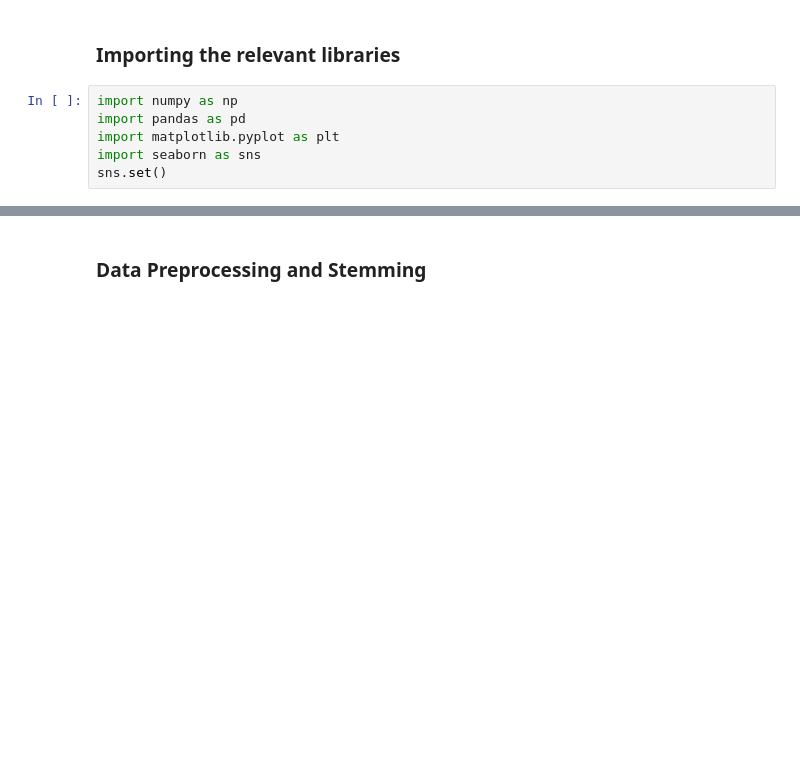
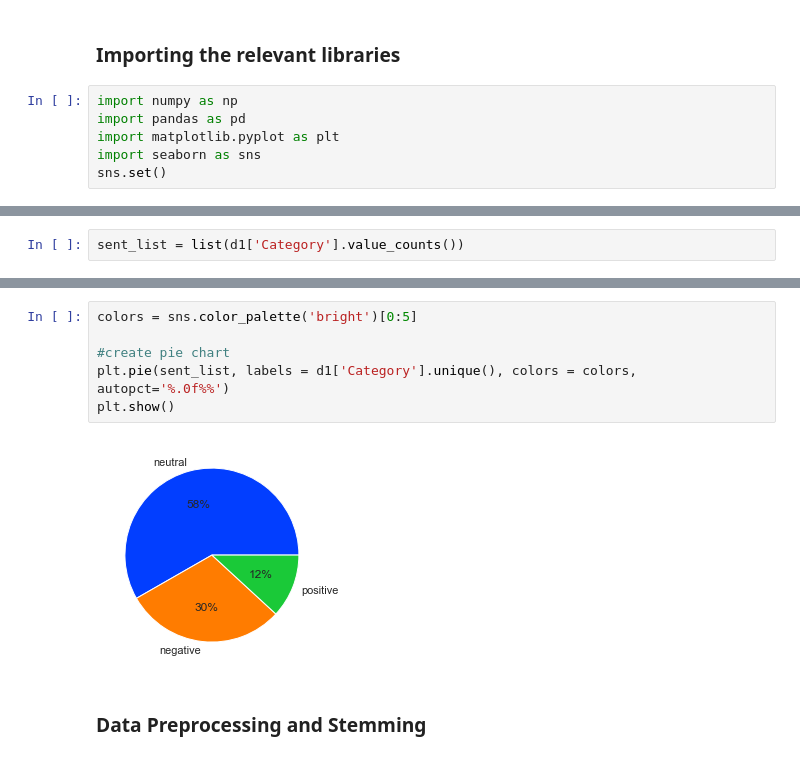
Before and after one commit to aryan-6810/Sentiment-Analysis-using-NLTK, a Jupyter notebook: Sentiment.ipynb, the cells around one changed output, grey strips where cells are left out. Saved outputs shown, nothing was run; the diff lists cells and outputs as text; blank space fills up the shorter version.

```diff
--- a/Sentiment.ipynb
+++ b/Sentiment.ipynb
@@ -29,0 +37,2 @@ data
+# %%
+sent_list = list(d1['Category'].value_counts())
@@ -30,3 +43,11 @@ data
+# %%
+colors = sns.color_palette('bright')[0:5]
+
+#create pie chart
+plt.pie(sent_list, labels = d1['Category'].unique(), colors = colors, autopct='%.0f%%')
+plt.show()
+# %% [output]
+[figure, added]
 # %% [markdown]
 ### Data Preprocessing and Stemming
 # %%
```
Also changed, not shown: parts of 33 cells of this notebook.
